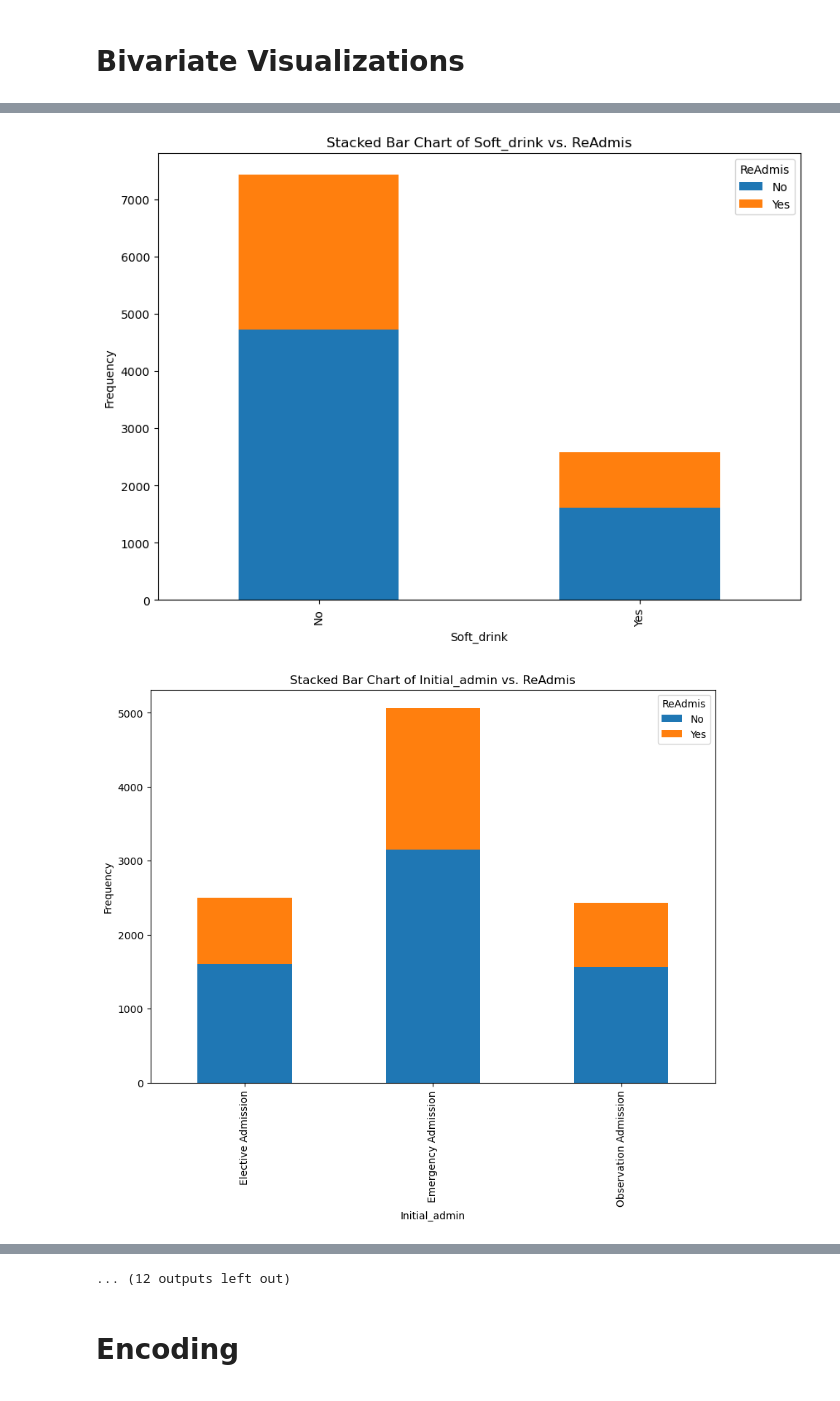
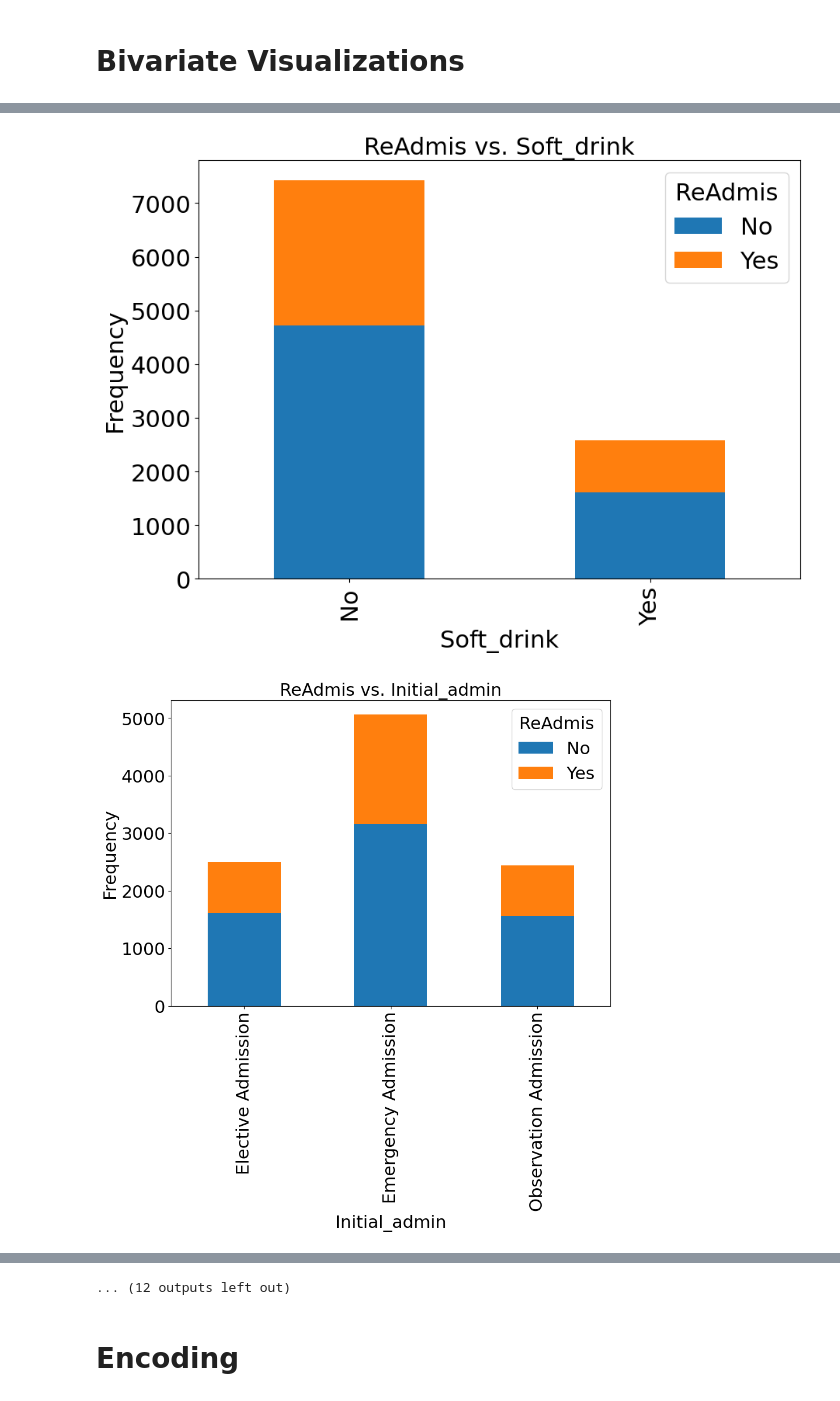
Before and after one commit to david-00001/d208p2, a Jupyter notebook: D208 Task 2 - Logistic Regression.ipynb, the cells around one changed output, grey strips where cells are left out. Saved outputs shown, nothing was run; the diff lists cells and outputs as text; code cells hidden in the pictures.

```diff
--- a/D208 Task 2 - Logistic Regression.ipynb
+++ b/D208 Task 2 - Logistic Regression.ipynb
@@ -234,15 +234,16 @@ for col in columns:
 
             # Plotting the stacked bar chart
             freq_table.plot(kind='bar', stacked=True, figsize=(10, 7))
-            plt.title(f'Stacked Bar Chart of {col} vs. ReAdmis')
-            plt.xlabel(col)
-            plt.ylabel('Frequency')
-            plt.legend(title='ReAdmis')
+            plt.title(f'ReAdmis vs. {col}', fontsize=22)
+            plt.xlabel(col, fontsize=22)
+            plt.ylabel('Frequency', fontsize=22)
+            plt.legend(title='ReAdmis', fontsize=22, title_fontsize=22)
+            plt.tick_params(axis='both', which='major', labelsize=22)
             plt.show()
         # Boxplot if continuous vs. categorical
         else:
             sns.boxplot(x='ReAdmis', y=col, data=df)
-            plt.title(f'ReAdmis vs. {col}', fontsize=18)
+            plt.title(f'{col} vs. ReAdmis', fontsize=18)
             plt.xlabel('ReAdmis', fontsize=18)
             plt.ylabel(col, fontsize=18)
             plt.tick_params(axis='x', which='major', labelsize=14, rotation=45)
@@ -258,2 +259,2 @@ for col in columns:
-[figure, old version]
+[figure, new version]
-[figure, old version]
+[figure, new version]
```
Also changed, not shown: parts of 33 cells of this notebook.
